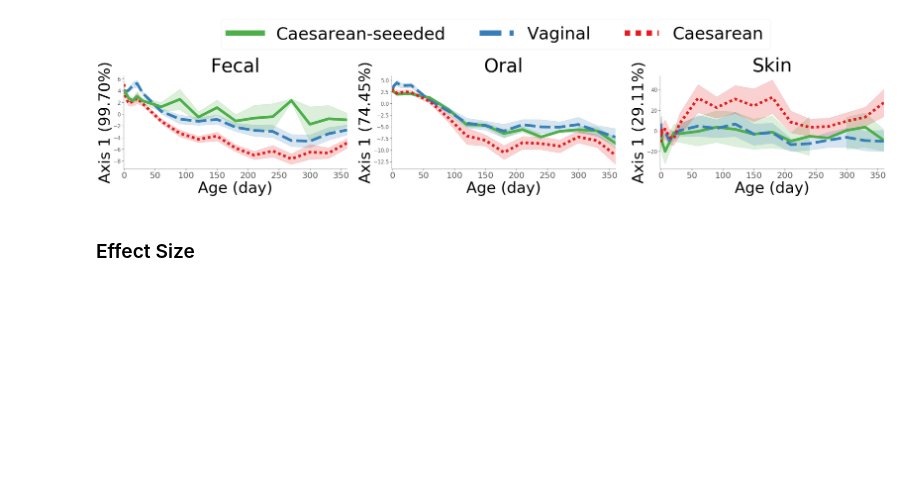
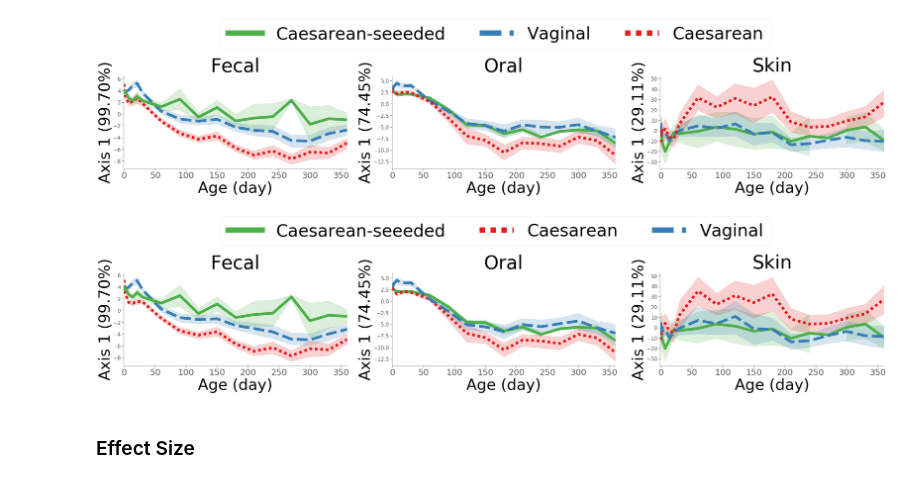
Before and after one commit to hpsunlearning/seeding-study, a Jupyter notebook: code/1.1.1-ctf-ordination-plotting-stats.ipynb, the cells around one changed output. Saved outputs shown, nothing was run; the diff lists cells and outputs as text; code cells hidden in the pictures; blank space fills up the shorter version.

```diff
--- a/code/1.1.1-ctf-ordination-plotting-stats.ipynb
+++ b/code/1.1.1-ctf-ordination-plotting-stats.ipynb
@@ -260,6 +260,63 @@ plt.savefig('../results/Figure-1a.pdf',dpi=1000,
 plt.show()
 # %% [output]
 [figure]
+# %%
+# set label font-sizes globally
+paper_rc = {'lines.linewidth': 8,
+            'lines.markersize': 10}
+sns.set_context("paper", rc = paper_rc)
+plt.rcParams['xtick.labelsize'] = 25
+plt.rcParams['ytick.labelsize'] = 15
+
+fig, axn = plt.subplots(1,3, figsize=(40,5))
+
+color_by = 'birth_mode_ms'
+time_ = 'date_sampling_category_days_continuous'
+cmap_bm = {'CS':'#e41a1c',
+           'CSseed':'#4daf4a',
+           'Vag':'#377eb8'}
+
+stypes = ['fecal','oral','skin']
+for stype_, ax, value_y in zip(stypes, axn.flatten(), ['PC1','PC1','PC1']):
+
+    sub_trajs_plot = sub_trajs[stype_].copy()
+    sub_trajs_plot = sub_trajs_plot[sub_trajs_plot['mother_prenatal_gbs'] != 'Yes']
+    propexp = subord[stype_].proportion_explained
+    PC_label = 'Axis 1' + ' (%.2f%%)'%(propexp[0]*100)
+
+    ax = temporal_plot(time_, value_y, sub_trajs_plot, ax,
+                       stype_.capitalize(), 'Age (day)', PC_label, 55, 45, 45,
+                       hue=color_by, style=color_by, min_x=0,
+                       max_x = 360.0,
+                       ci=68, cmap=cmap_bm)
+    ax.set_xlim(-1.0, 360.0)
+
+# generate legend from last iterations
+fix_labels = {'Vag':'Vaginal', 'CS':'Caesarean', 'CSseed':'Caesarean-seeeded'}
+# generate legend from last iterations
+handles, labels = ax.get_legend_handles_labels()
+legend = ax.legend(handles[1:], [fix_labels[l] for l in labels[1:]], loc=2,
+                         bbox_to_anchor=(-2.0, 1.7),
+                         prop={'size':50},
+                         fancybox=True, framealpha=0.5,
+                         ncol=3, markerscale=3, facecolor="white")
+# increase the line width in the legend
+for line in legend.get_lines()[:]:
+    line.set_linewidth(16.0)
+for line in legend.get_lines()[:]:
+    line.set_linewidth(16.0)
+# set the backrounf to be transparent
+fig.patch.set_facecolor('white')
+fig.patch.set_alpha(0.0)
+
+plt.savefig('../results/GBS-neg-CTF-PC1-plots.pdf',dpi=1000,
+            bbox_inches='tight',
+            facecolor=fig.get_facecolor(),
+            edgecolor='none')
+
+plt.show()
+# %% [output]
+[figure, added]
 # %% [markdown]
 ### Effect Size
 # %%
```
